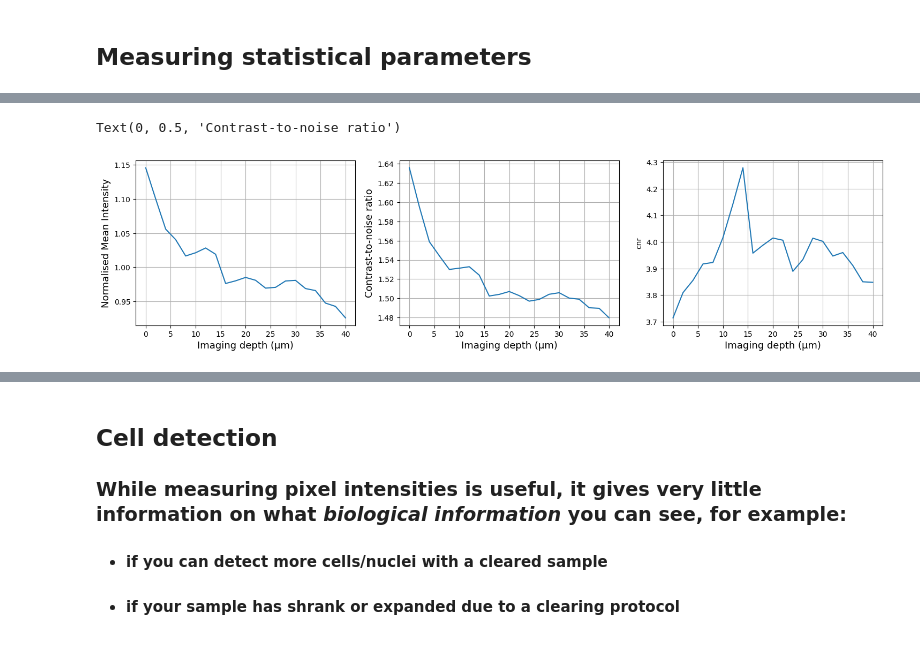
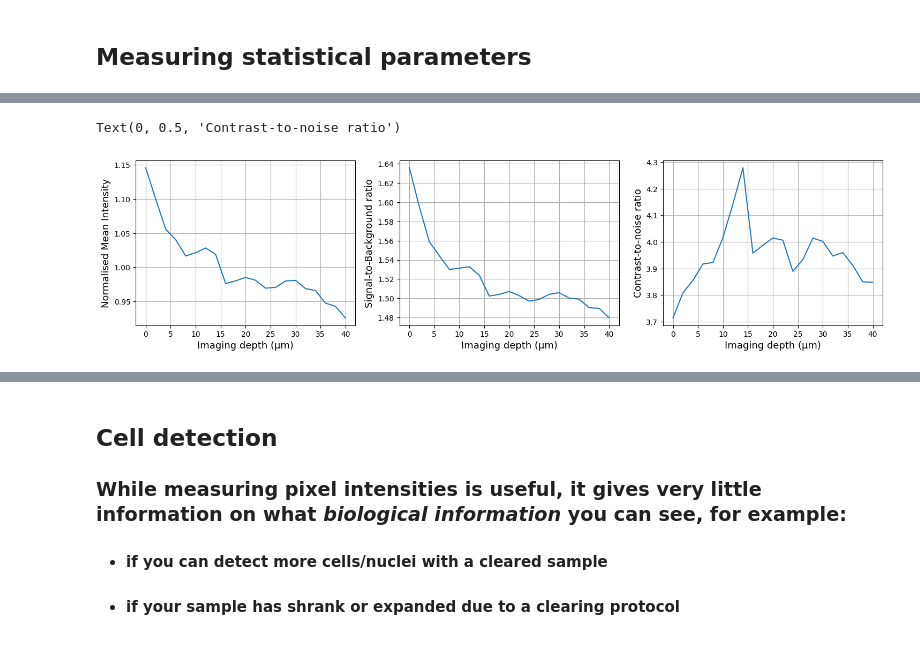
Before and after one commit to dbekat/clearing-efficacy, a Jupyter notebook: unified_analysis.ipynb, the cells around one changed output, grey strips where cells are left out. Drawn from its saved outputs; the diff is of its cells as text; code cells hidden in the pictures.

```diff
--- a/unified_analysis.ipynb
+++ b/unified_analysis.ipynb
@@ -175,32 +170,32 @@ sns.lineplot(
     y='norm-corr_signal',
     ax=axs[0]
 )
 
 sns.lineplot(
     data=stats_props,
     x='Depth (microns)',
     y='sbr',
     ax=axs[1]
 )
 
 sns.lineplot(
     data=stats_props,
     x='Depth (microns)',
     y='cnr',
     ax=axs[2]
 )
 
 axs[0].grid(True)
 axs[1].grid(True)
 axs[2].grid(True)
 
 axs[0].set_xlabel("Imaging depth (µm)", fontsize=13)
 axs[1].set_xlabel("Imaging depth (µm)", fontsize=13)
 axs[2].set_xlabel("Imaging depth (µm)", fontsize=13)
 
 axs[0].set_ylabel("Normalised Mean Intensity", fontsize=13)
 axs[1].set_ylabel("Signal-to-Background ratio", fontsize=13)
-axs[1].set_ylabel("Contrast-to-noise ratio", fontsize=13)
+axs[2].set_ylabel("Contrast-to-noise ratio", fontsize=13)
 # %% [output]
 Text(0, 0.5, 'Contrast-to-noise ratio')
-[figure, old version]
+[figure, new version]
```
Also changed, not shown: parts of 19 cells of this notebook.
